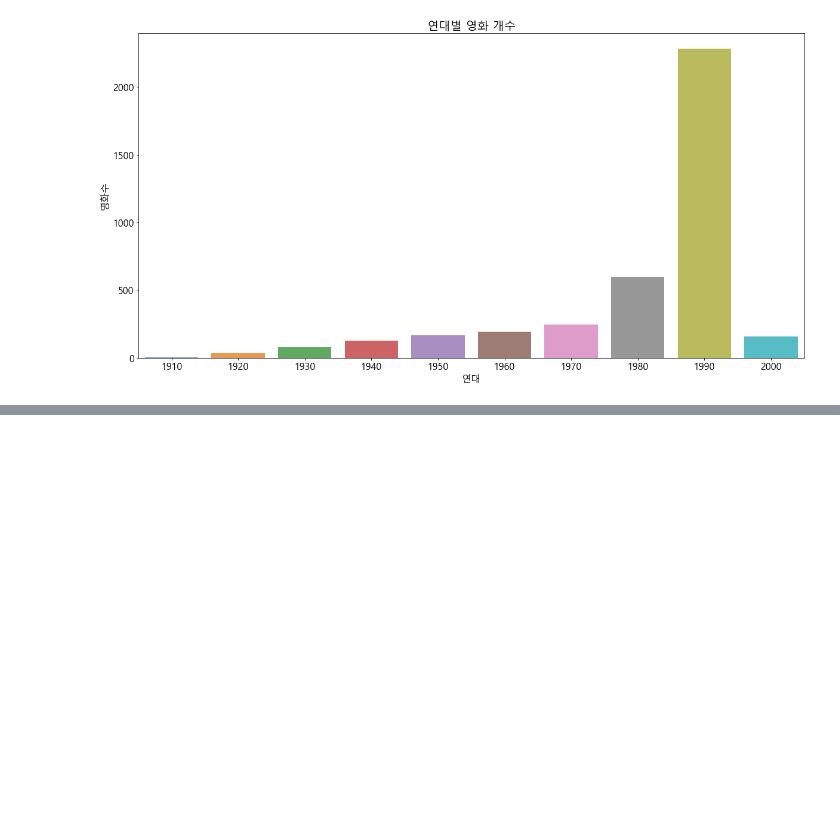
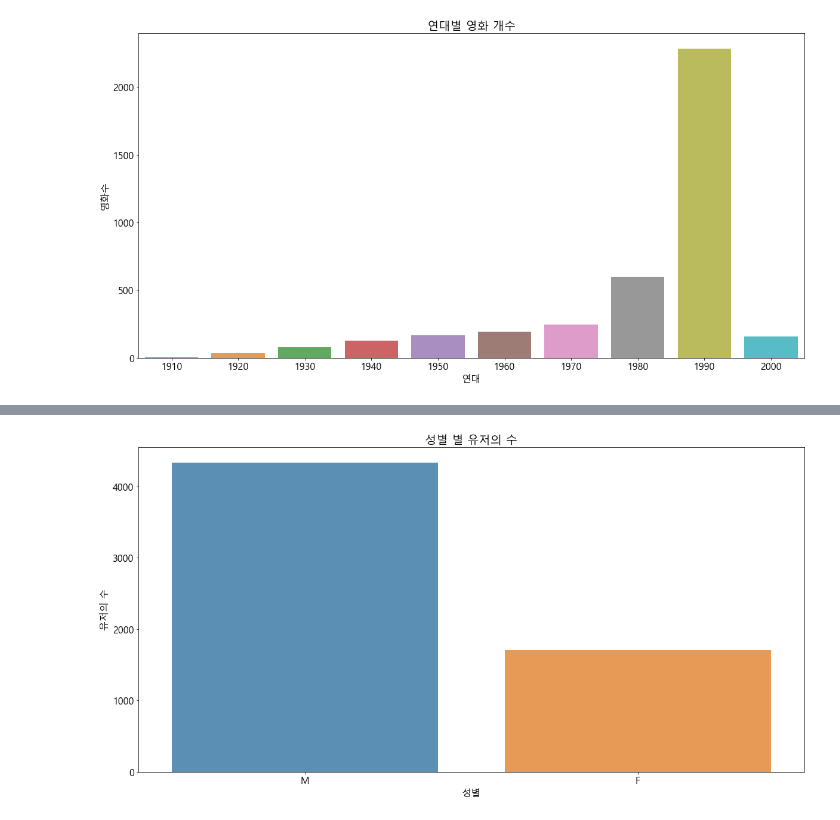
Before and after one commit to kamunbee/project_workspace, a Jupyter notebook: 02_데이터분석/15_영화 평점 데이터 분석.ipynb, the cells around one changed output, grey strips where cells are left out. Cells and saved outputs as stored; diff of their text form; code cells hidden in the pictures; blank space fills up the shorter version.

```diff
--- a/02_데이터분석/15_영화 평점 데이터 분석.ipynb
+++ b/02_데이터분석/15_영화 평점 데이터 분석.ipynb
@@ -203,0 +294,8 @@ plt.show()
+# %%
+sns.barplot(user_gender.index, user_gender.values, alpha=0.8)
+plt.title('성별 별 유저의 수')
+plt.xlabel('성별')
+plt.ylabel('유저의 수')
+plt.show()
+# %% [output]
+[figure, added]
```
Also changed, not shown: parts of 31 cells of this notebook.
